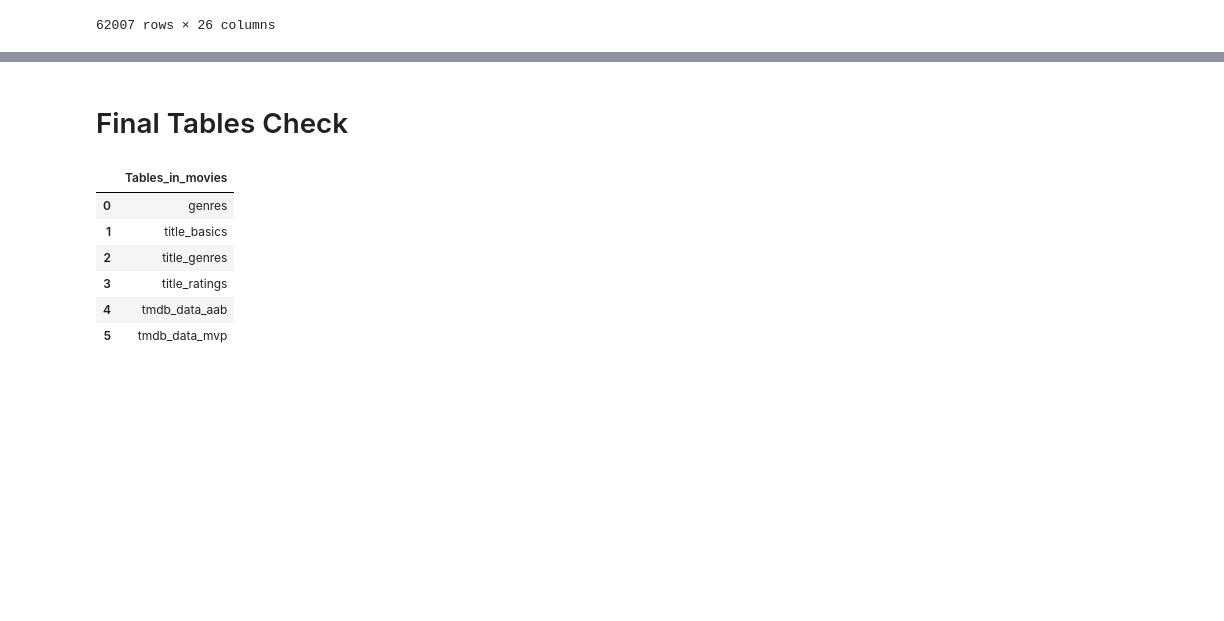
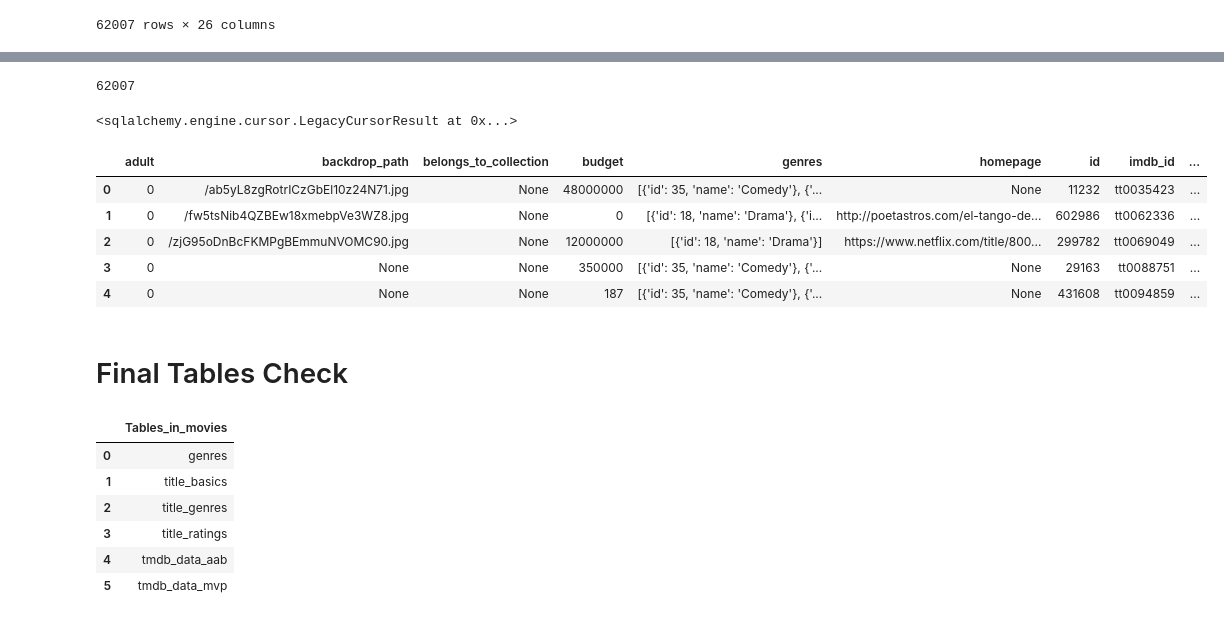
Before and after one commit to cole-beach/What-Makes-A-Movie-Successful, a Jupyter notebook: Part 03 - Creating SQL Database.ipynb, the cells around one changed output, grey strips where cells are left out. Drawn from its saved outputs; the diff is of its cells as text; code cells hidden in the pictures; blank space fills up the shorter version.

```diff
--- a/What Makes a Movie Successful - Part 03 - Creating SQL Database.ipynb
+++ b/Part 03 - Creating SQL Database.ipynb
@@ -779,0 +910,6 @@ df
+# %%
+df_for_db.to_sql('tmdb_data_aab',engine, index=False,
+                            if_exists='replace',dtype=get_schema(df_for_db))
+#                           method='multi')
+# %% [output]
+62007
@@ -780,3 +939,17 @@ df
+# %%
+engine.execute('ALTER TABLE tmdb_data_aab ADD PRIMARY KEY (`imdb_id`);')
+# %% [output]
+<sqlalchemy.engine.cursor.LegacyCursorResult at 0x...>
+# %%
+q = """SELECT * FROM tmdb_data_aab LIMIT 5"""
+pd.read_sql(q,engine)
+# %% [output]
+|  | adult | backdrop_path | belongs_to_collection | budget | genres | homepage | id | imdb_id | ... |
+| 0 | 0 | /ab5yL8zgRotrICzGbEl10z24N71.jpg | None | 48000000 | [{'id': 35, 'name': 'Comedy'}, {'... | None | 11232 | tt0035423 | ... |
+| 1 | 0 | /fw5tsNib4QZBEw18xmebpVe3WZ8.jpg | None | 0 | [{'id': 18, 'name': 'Drama'}, {'i... | http://poetastros.com/el-tango-de... | 602986 | tt0062336 | ... |
+| 2 | 0 | /zjG95oDnBcFKMPgBEmmuNVOMC90.jpg | None | 12000000 | [{'id': 18, 'name': 'Drama'}] | https://www.netflix.com/title/800... | 299782 | tt0069049 | ... |
+| 3 | 0 | None | None | 350000 | [{'id': 35, 'name': 'Comedy'}, {'... | None | 29163 | tt0088751 | ... |
+| 4 | 0 | None | None | 187 | [{'id': 35, 'name': 'Comedy'}, {'... | None | 431608 | tt0094859 | ... |
 # %% [markdown]
 # Final Tables Check
 # %%
```
Also changed, not shown: parts of 23 cells of this notebook, 1 other file.
